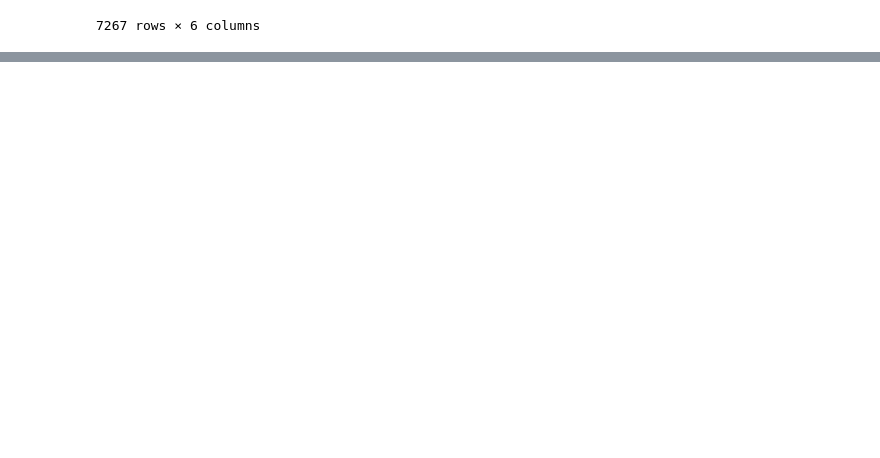
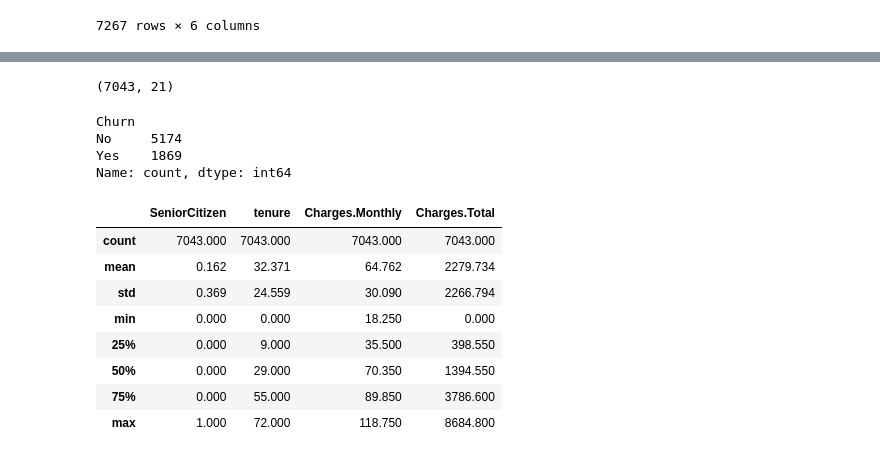
Before and after one commit to FranciscoFoz/challenge-dados-alura-2-edicao, a Jupyter notebook: Notebooks/Notebook_Semana_1.ipynb, the cells around one changed output, grey strips where cells are left out. Saved outputs shown, nothing was run; the diff lists cells and outputs as text; code cells hidden in the pictures; blank space fills up the shorter version.

```diff
--- a/Notebooks/Notebook_Semana_1.ipynb
+++ b/Notebooks/Notebook_Semana_1.ipynb
@@ -28,0 +141,27 @@ df
+# %%
+#Excluindo linhas onde o churn é nulo, pois não será possível "classficar" o cliente
+df_normalizado.Churn.replace('',None,inplace=True)
+df_normalizado.dropna(inplace=True)
+# %%
+#Verificando valores modificados
+print(df_normalizado.shape)
+df_normalizado.Churn.value_counts(dropna=False)
+# %% [output]
+(7043, 21)
+Churn
+No     5174
+Yes    1869
+Name: count, dtype: int64
+# %%
+#Entendendo a descrição estatística de forma geral
+df_normalizado.describe().round(3)
+# %% [output]
+|  | SeniorCitizen | tenure | Charges.Monthly | Charges.Total |
+| count | 7043.000 | 7043.000 | 7043.000 | 7043.000 |
+| mean | 0.162 | 32.371 | 64.762 | 2279.734 |
+| std | 0.369 | 24.559 | 30.090 | 2266.794 |
+| min | 0.000 | 0.000 | 18.250 | 0.000 |
+| 25% | 0.000 | 9.000 | 35.500 | 398.550 |
+| 50% | 0.000 | 29.000 | 70.350 | 1394.550 |
+| 75% | 0.000 | 55.000 | 89.850 | 3786.600 |
+| max | 1.000 | 72.000 | 118.750 | 8684.800 |
```
Also changed, not shown: parts of 23 cells of this notebook.
